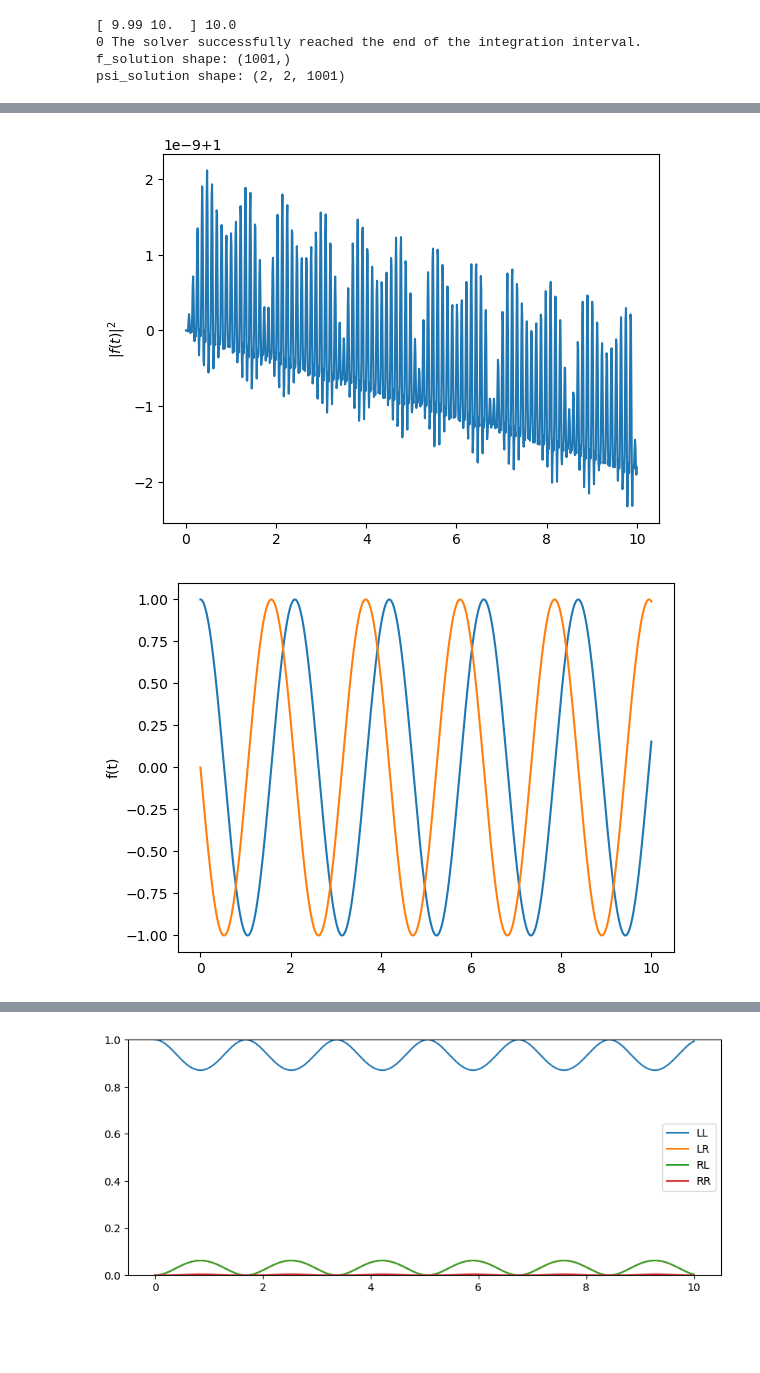
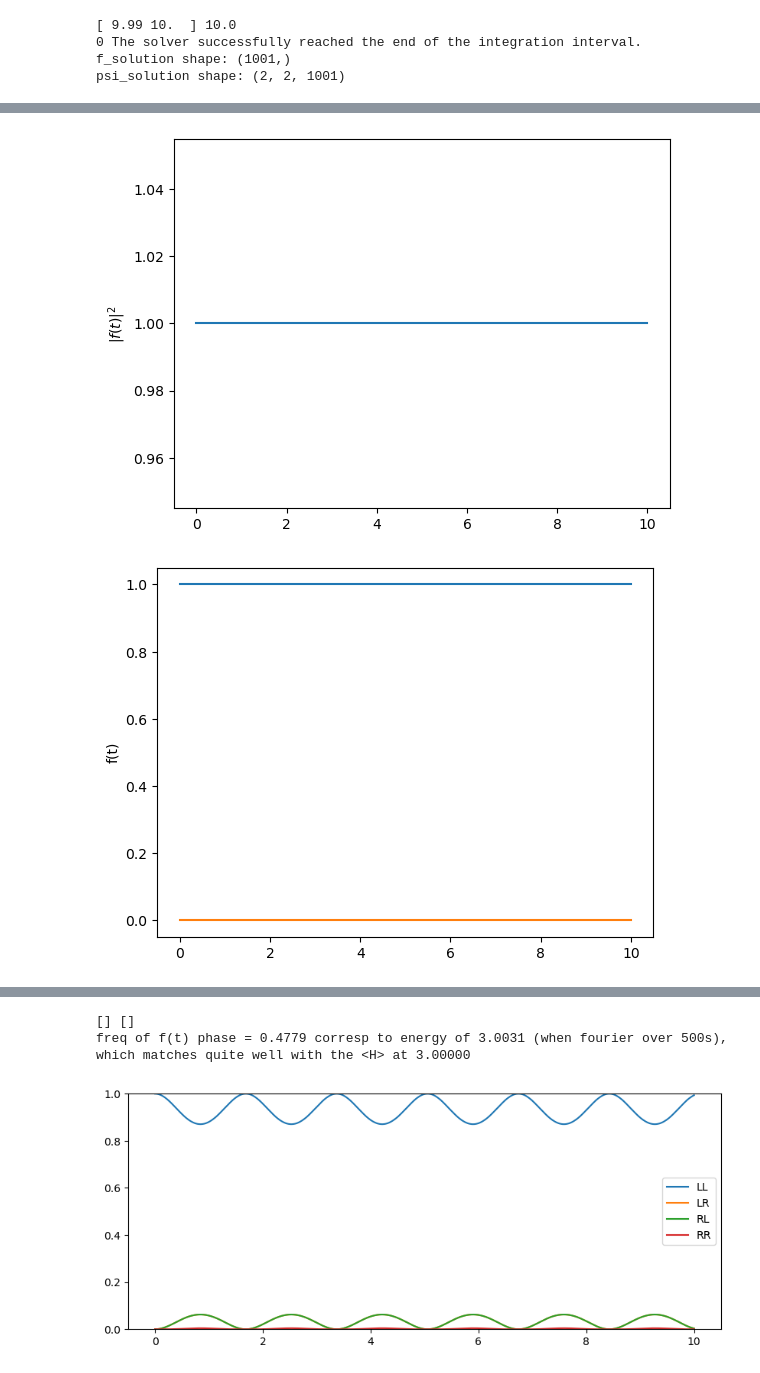
Before and after one commit to annabirke/Honours_entangle_magic, a Jupyter notebook: reducedto1slater_17July.ipynb, the cells around one changed output, grey strips where cells are left out. Cells and saved outputs as stored; diff of their text form; code cells hidden in the pictures; blank space fills up the shorter version.

```diff
--- a/reducedto1slater_17July.ipynb
+++ b/reducedto1slater_17July.ipynb
@@ -214,8 +216,11 @@ def coupled_rhs(t,y,H,N):
     # # np.fill_diagonal(M, 0)   # excludes beta = gamma
     # # gammabar = -(M @ f)         # sum over beta, weighted by f_beta -> shape (N,)
 
+
     # differential equation for the Slater weightings
     d_f = -1j* interaction - A * f
+    # d_f = np.array([0])
+    """the above just makes f(t) an oscillating phase, so stays at magnitude 1. equivalent to removing this global phase, ie d_f=0"""
 
     # want to return all the differential equations for f and then psi
     return np.concatenate(( d_f, d_psi.ravel() ))
@@ -389,15 +397,19 @@ plt.show()
 # %%
 """
 Check normalisation of f Slater weighting
 """
 plt.plot(solution.t,np.abs(f_soln)**2)
 plt.ylabel(r'$|f(t)|^2$')
 plt.show()
 
 plt.plot(solution.t,f_soln.real,label='real')
 plt.plot(solution.t,f_soln.imag,label='imag')
 plt.ylabel(r'f(t)')
 plt.show()
+
+(freqpeak,powerpeak) = fourier_funcs.fourier(t_list,f_soln.real,None,None,1)
+print(freqpeak,freqpeak*2*np.pi)
+print('freq of f(t) phase = 0.4779 corresp to energy of 3.0031 (when fourier over 500s), which matches quite well with the <H> at 3.00000')
 # %% [output]
-[figure, old version]
+[figure, new version]
-[figure, old version]
+[figure, new version]
@@ -404,3 +417,5 @@ plt.show()
+[] []
+freq of f(t) phase = 0.4779 corresp to energy of 3.0031 (when fourier over 500s), which matches quite well with the <H> at 3.00000
 # %%
 """
 Now check what actually happens to the evolution
```
Also changed, not shown: parts of 6 cells of this notebook, 2 other files.
